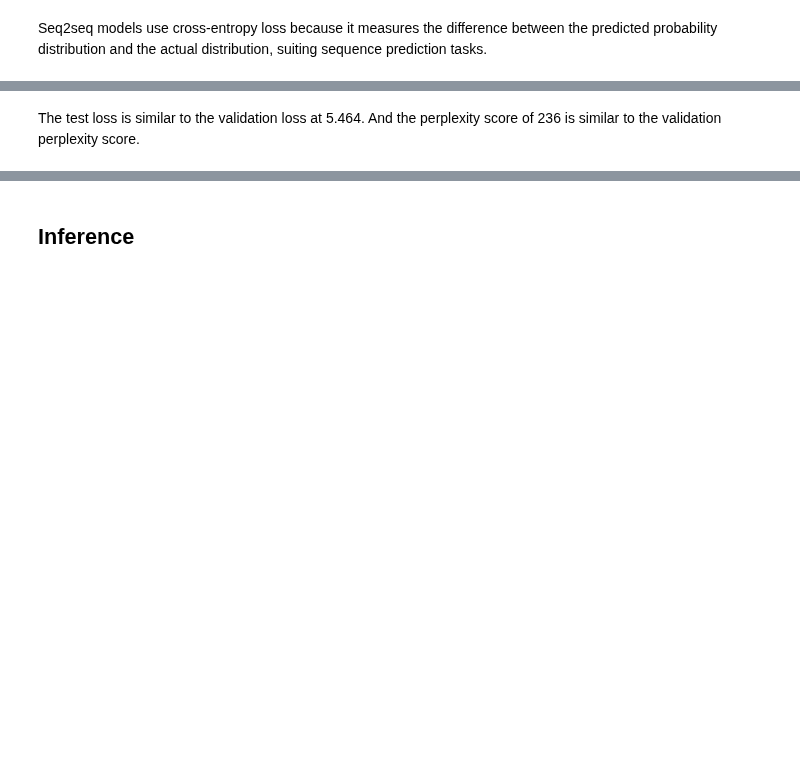
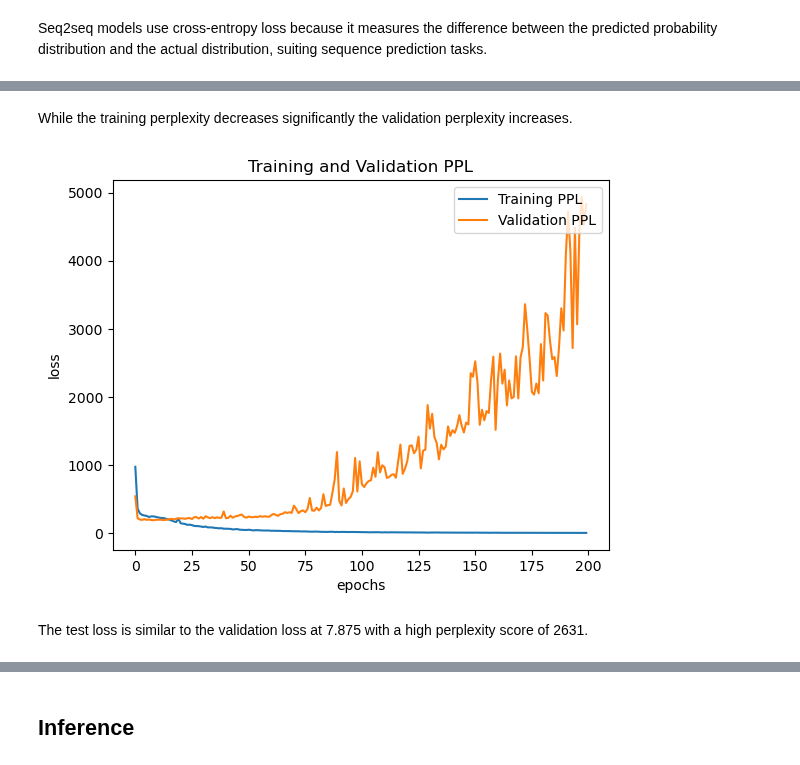
Before and after one commit to SudoStar/mental-health-chatbot, a Jupyter notebook: Seq2seq_MentalHealthDataset.ipynb, the cells around one changed output, grey strips where cells are left out. Saved outputs shown, nothing was run; the diff lists cells and outputs as text; code cells hidden in the pictures; blank space fills up the shorter version.

```diff
--- a/Seq2seq_MentalHealthDataset.ipynb
+++ b/Seq2seq_MentalHealthDataset.ipynb
@@ -1377,5 +1381,17 @@ plt.show()
+# %% [markdown]
+While the training perplexity decreases significantly the validation perplexity increases.
+# %%
+plt.plot(np.exp(training_losses), label='Training PPL')
+plt.plot(np.exp(validation_losses), label='Validation PPL')
+plt.legend(loc='upper right')
+plt.title('Training and Validation PPL')
+plt.xlabel("epochs")
+plt.ylabel("loss")
+plt.show()
+# %% [output]
+[figure, added]
 # %% [markdown]
-The test loss is similar to the validation loss at 5.464. And the perplexity score of 236 is similar to the validation perplexity score.
+The test loss is similar to the validation loss at 7.875 with a high perplexity score of 2631.
 # %%
 model = torch.load("tut2-model.pth")
 
```
Also changed, not shown: parts of 13 cells of this notebook.
